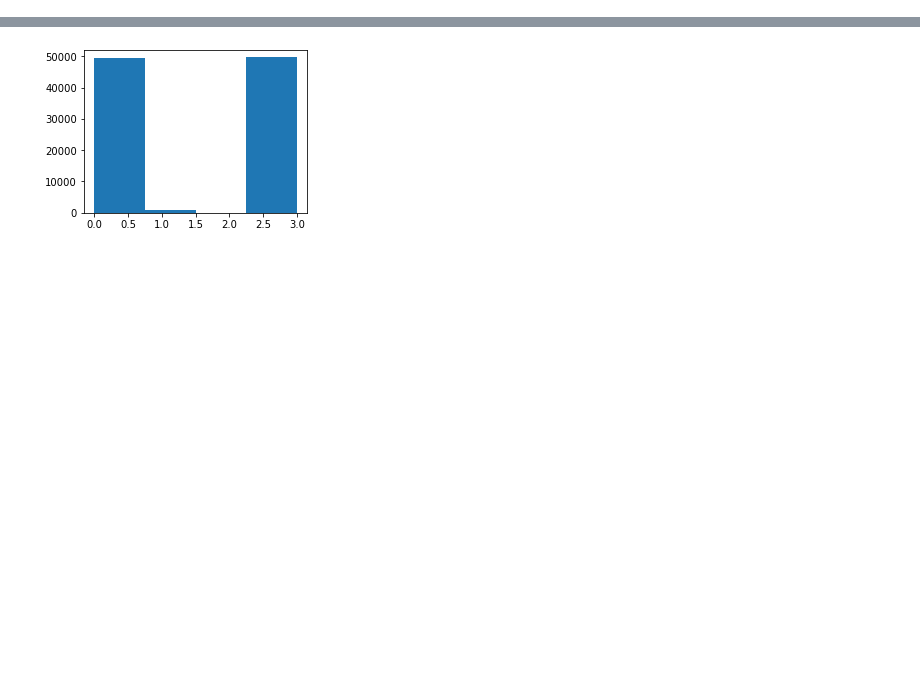
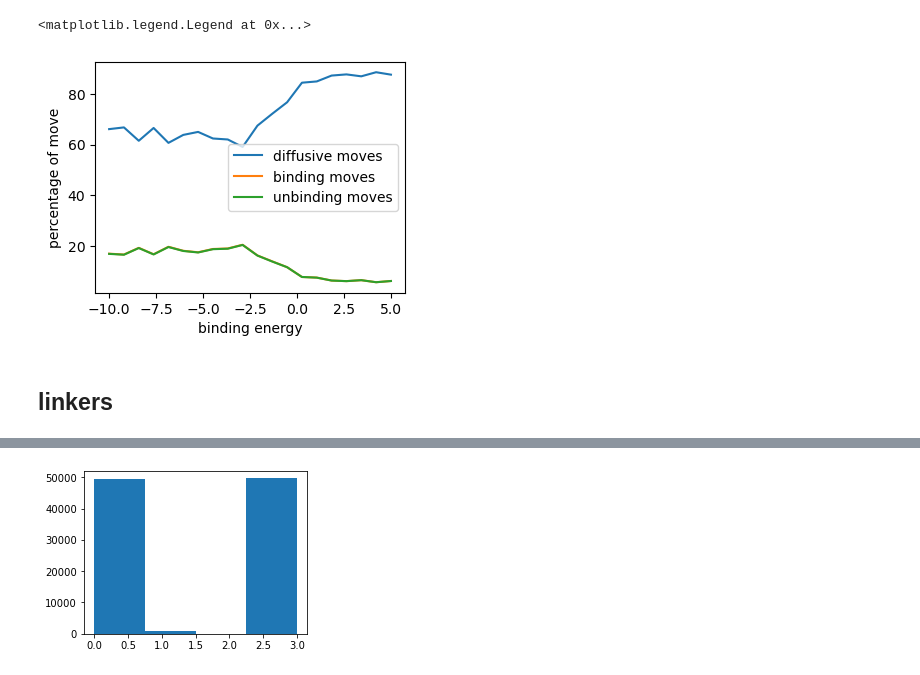
Before and after one commit to cachetdaspirine/Understand_aging_model, a Jupyter notebook: control_rate_of_diffusive_moves/Rate_of_diffusive_linkers.ipynb, the cells around one changed output, grey strips where cells are left out. Cells and saved outputs as stored; diff of their text form; code cells hidden in the pictures; blank space fills up the shorter version.

Commit message:
plot pmeet and add a small summarize

```diff
--- a/control_rate_of_diffusive_moves/Rate_of_diffusive_linkers.ipynb
+++ b/control_rate_of_diffusive_moves/Rate_of_diffusive_linkers.ipynb
@@ -43,0 +16,41 @@ plt.plot(X,Nloops)
+# %%
+bins = np.array([0, 1, 2, 3, 4])
+def calculate_percentages(array):
+    # Create bins for 0, 1, 2, 3, and an extra bin for the upper edge
+    # Use histogram to count the occurrences
+    counts, _ = np.histogram(array, bins=bins)
+    # Calculate percentages
+    percentages = (counts / array.size) * 100
+    return dict(zip(range(4), percentages))
+def compute_percent_moves(gillespie,steps):
+    move,time = gillespie.evolve(steps)
+    return calculate_percentages(move)
+# %%
+#default values:
+step_tot = 10000
+ell_tot = 1000.
+N = 10
+BindingEnergy = -10.
+# %%
+Npoints = 20
+percent_diff = np.zeros(Npoints,dtype=float)
+percent_bind = np.zeros_like(percent_diff)
+percent_unbind = np.zeros_like(percent_diff)
+for n,binding_energy in enumerate(np.linspace(-10,5,Npoints)):
+    S = Gil.Gillespie(ell_tot,Nlinker=N,BindingEnergy=binding_energy,kdiff=1,seed=19880,sliding=False)
+    percent = compute_percent_moves(S,step_tot)
+    percent_diff[n] =percent[1]
+    percent_bind[n] = percent[3]
+    percent_unbind[n] = percent[0]
+# %%
+plt.plot(np.linspace(-10,5,Npoints),percent_diff,label="diffusive moves")
+plt.plot(np.linspace(-10,5,Npoints),percent_bind,label='binding moves')
+plt.plot(np.linspace(-10,5,Npoints),percent_unbind,label='unbinding moves')
+plt.xlabel('binding energy')
+plt.ylabel('percentage of move')
+plt.legend()
+# %% [output]
+<matplotlib.legend.Legend at 0x...>
+[figure, added]
+# %% [markdown]
+## linkers
```
Also changed, not shown: parts of 11 cells of this notebook, 3 other files.
